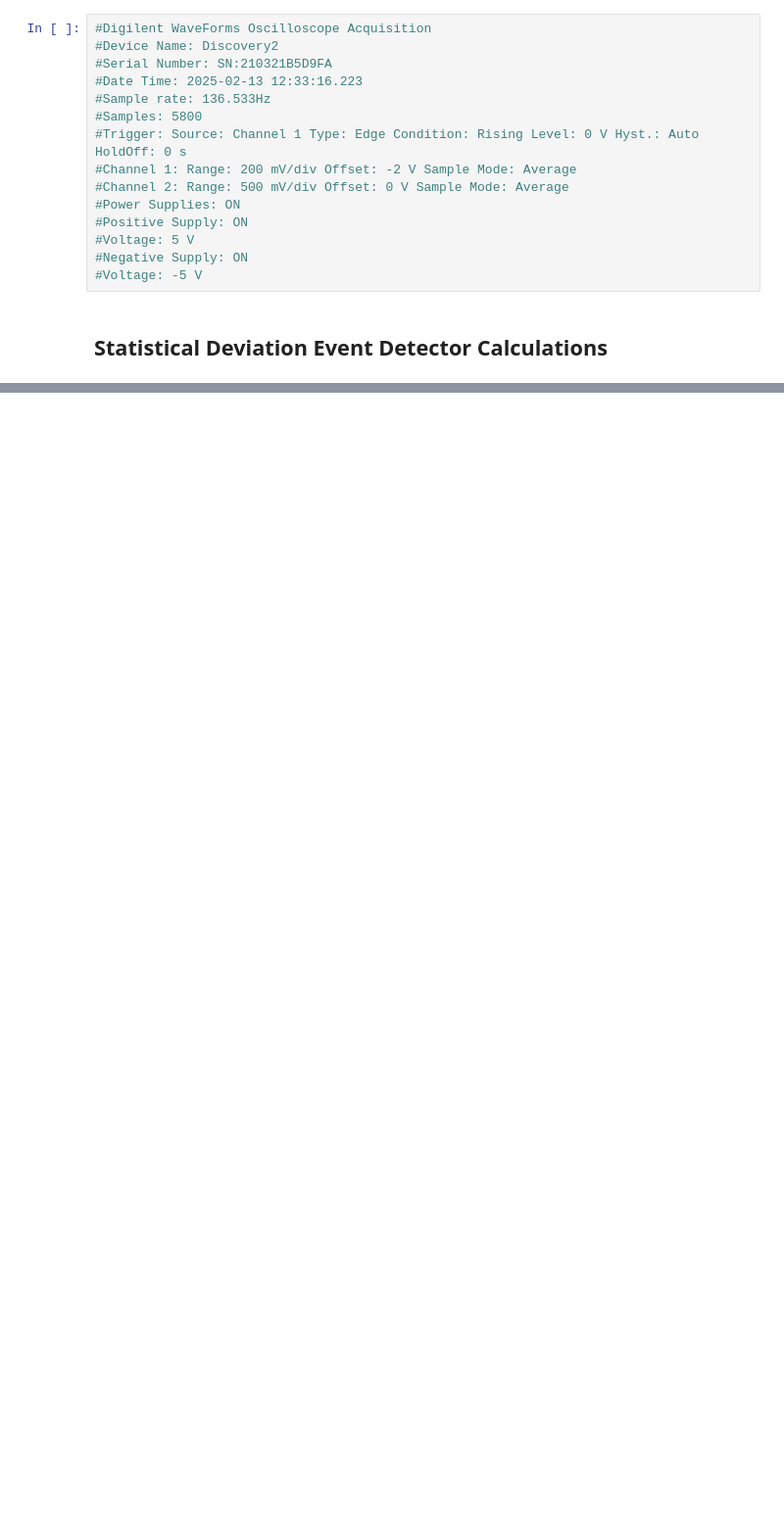
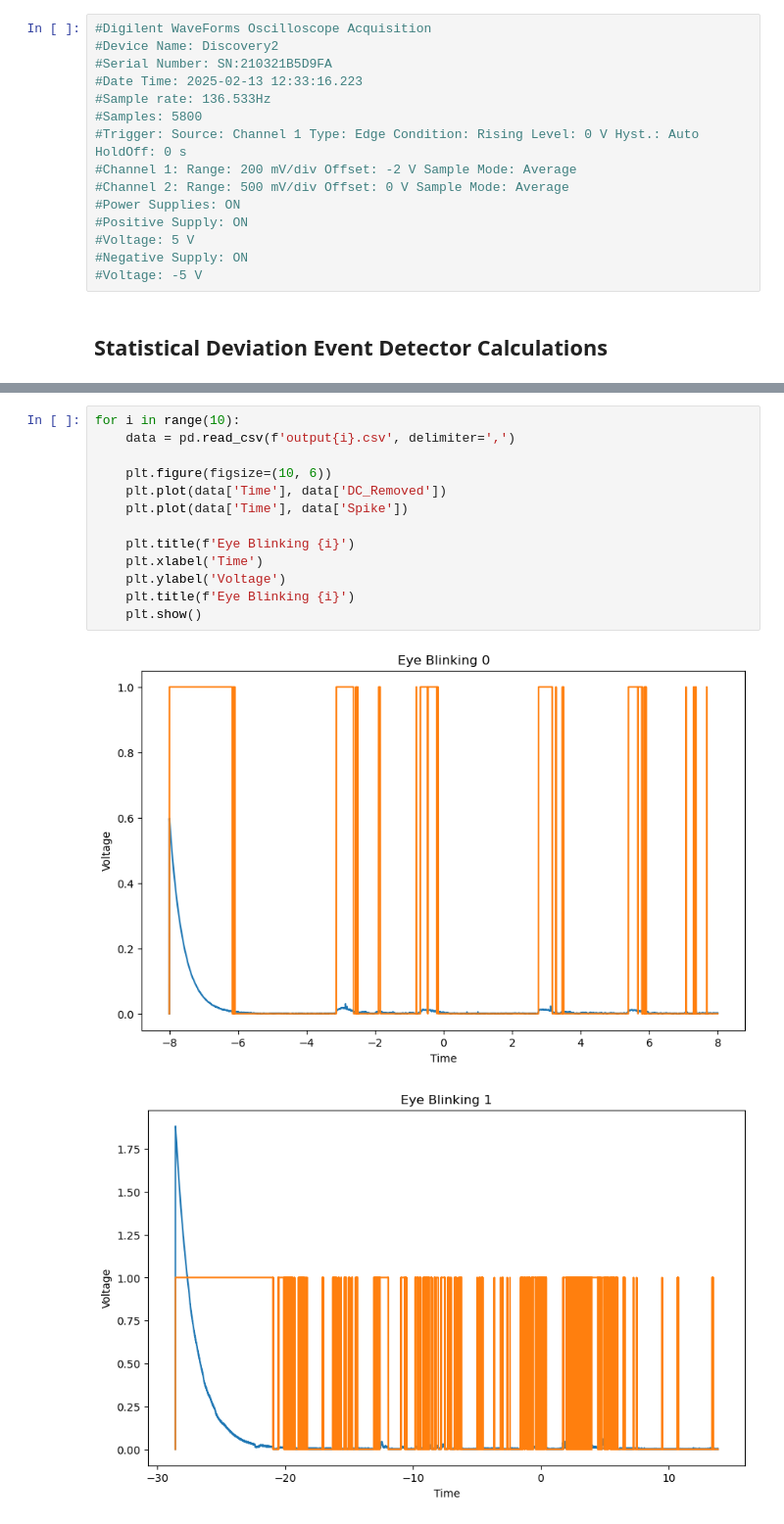
Before and after one commit to Keith-Khadar/Gh05t, a Jupyter notebook: ml-model/SDED.ipynb, the cells around one changed output, grey strips where cells are left out. Shown: that part at 98% size. Cells and saved outputs as stored; diff of their text form; blank space fills up the shorter version.

```diff
--- a/ml-model/SDED.ipynb
+++ b/ml-model/SDED.ipynb
@@ -90,0 +98,16 @@ Average Standard Deviation: 0
+# %%
+for i in range(10):
+    data = pd.read_csv(f'output{i}.csv', delimiter=',')
+
+    plt.figure(figsize=(10, 6))
+    plt.plot(data['Time'], data['DC_Removed'])
+    plt.plot(data['Time'], data['Spike'])
+
+    plt.title(f'Eye Blinking {i}')
+    plt.xlabel('Time')
+    plt.ylabel('Voltage')
+    plt.title(f'Eye Blinking {i}')
+    plt.show()
+# %% [output]
+[figure, added]
+[figure, added]
```
Also changed, not shown: parts of 8 cells of this notebook.
